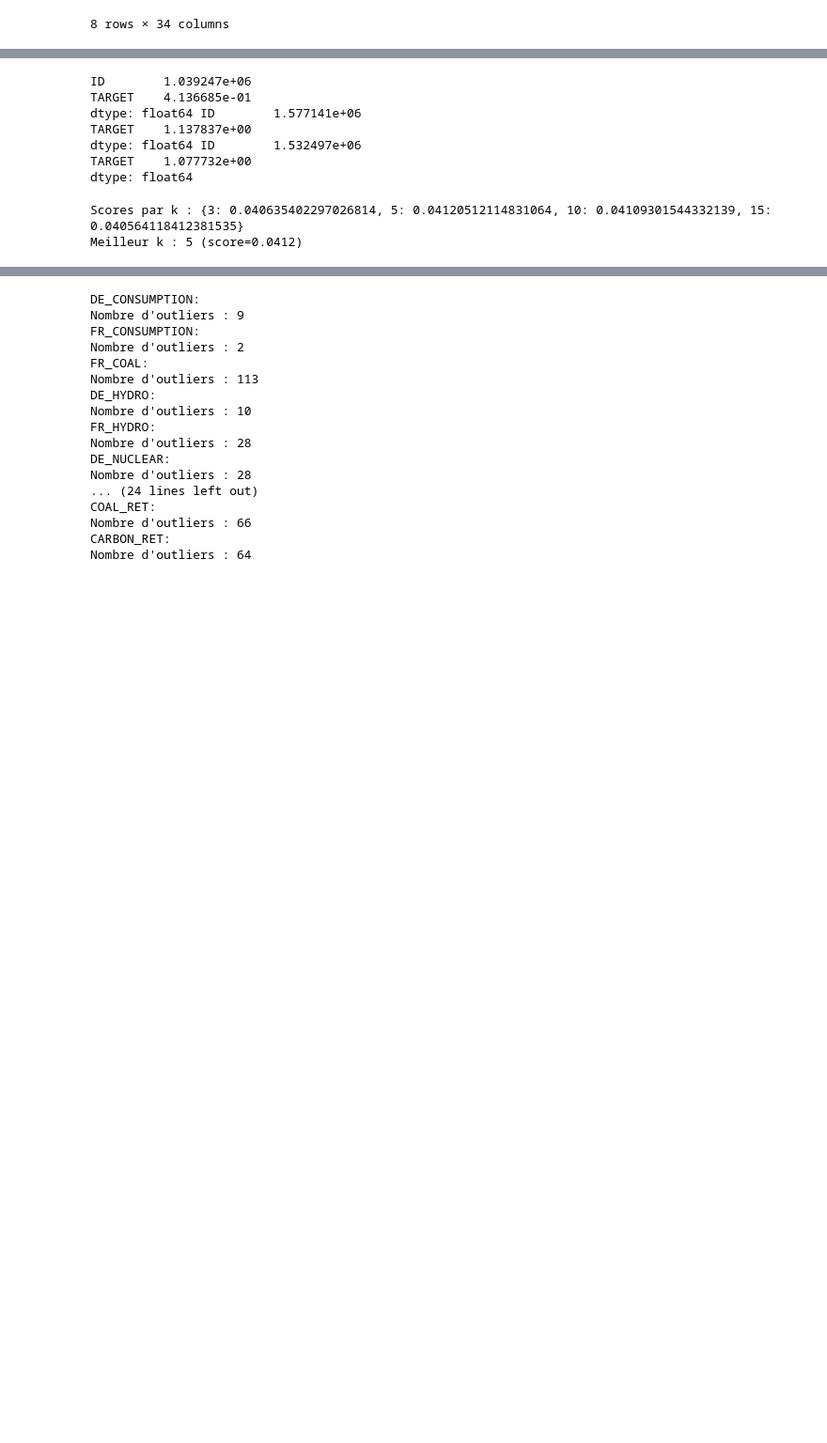
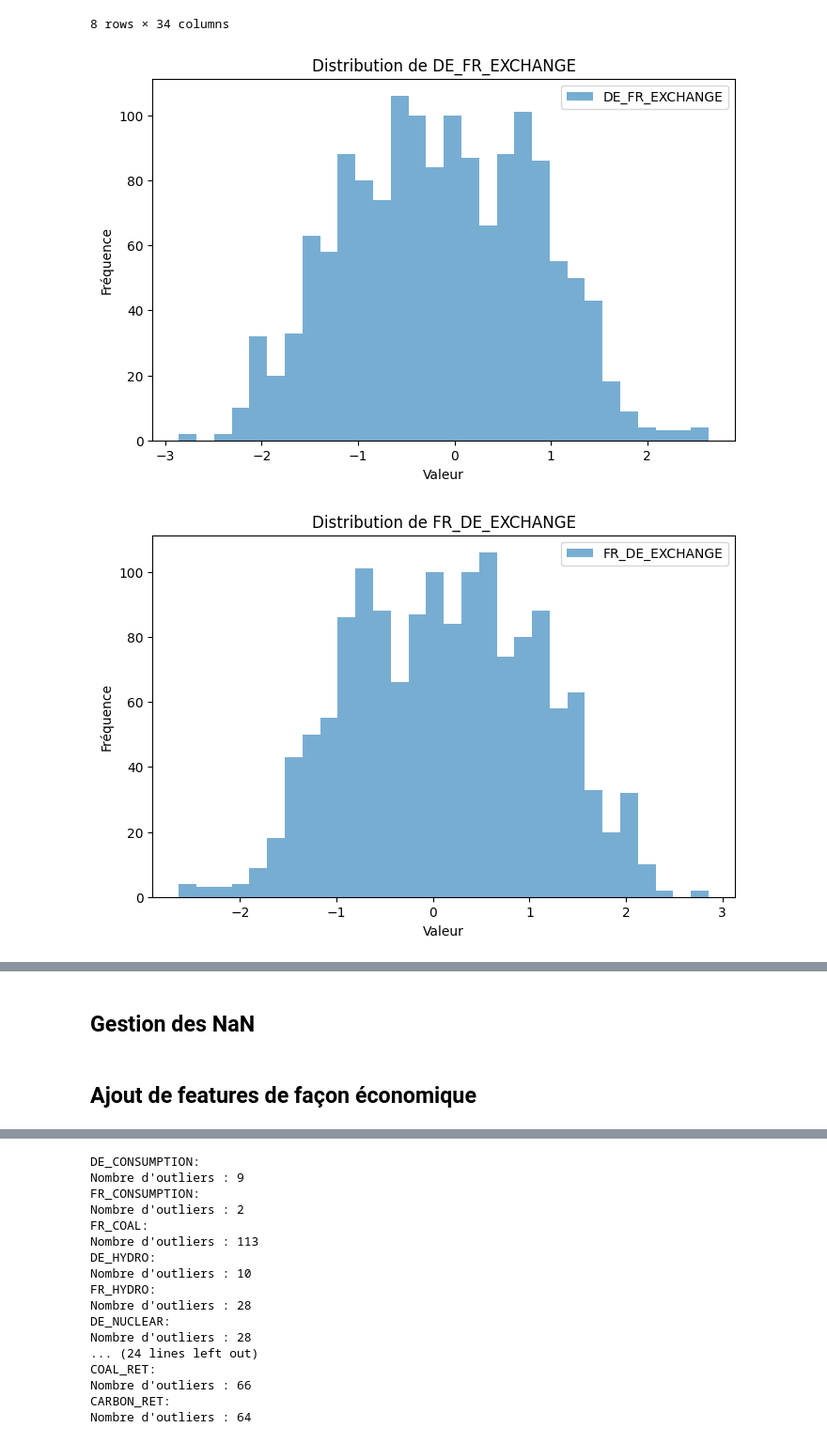
Before and after one commit to hugoser10/explaining-electricity-prices, a Jupyter notebook: main.ipynb, the cells around one changed output, grey strips where cells are left out. Shown at 94% size. Cells and saved outputs as stored; diff of their text form; code cells hidden in the pictures; blank space fills up the shorter version.

```diff
--- a/main.ipynb
+++ b/main.ipynb
@@ -76,6 +34,6 @@ Corrélation (Spearman) pour les données de test : -0.6%
 # %%
 # Affichage du nombre de valeurs manquantes par colonne
-x = X_train.copy()
+x = x_train.copy()
 print(f"Train set observations: {len(x)}\n")
 for key in columns_dict.keys():
     print(f"{key}:\n{x[columns_dict[key]].isna().sum()}\n")
@@ -113,3 +71,19 @@ pd.DataFrame(X_train).describe()
 | 75% | 1597.500000 | 885.750000 | 0.922057 | 0.650533 | 0.638867 | 0.875213 | 0.452252 | ... |
 | max | 2146.000000 | 1215.000000 | 2.033851 | 3.300640 | 2.634831 | 2.856874 | 2.279619 | ... |
 8 rows × 34 columns
+# %%
+col_na = [col for col in x_train.columns if x_train[col].isna().any()]
+
+for col in col_na:
+    x = x_train[col]
+
+    plt.figure(figsize=(8, 5))
+    plt.hist(x, bins=30, alpha=0.6, label=col)
+    plt.xlabel("Valeur")
+    plt.ylabel("Fréquence")
+    plt.title(f"Distribution de {col}")
+    plt.legend()
+    plt.show()
+# %% [output]
+[figure, added]
+[figure, added]
@@ -116 +100,3 @@ pd.DataFrame(X_train).describe()
+# %% [markdown]
+## Gestion des NaN
 # %%
@@ -153,28 +171,4 @@ def fit_knn(df_train, df_test) -> Tuple[pd.DataFrame, pd.DataFrame]:
-# %%
-# Remplissage des valeurs manquantes sur train et test
-def custom_fill_na(df_train: pd.DataFrame, df_test: pd.DataFrame, how='mean'):
-    # Apply filling method
-    if how == 'mean':
-        return df_train.fillna(df_train.mean(), inplace=True), df_test.fillna(df_test.mean(), inplace=True)
-    elif how == 'med':
-        return df_train.fillna(df_train.median(), inplace=True), df_test.fillna(df_test.median(), inplace=True)
-    elif how == 'knn':
-        return fit_knn(df_train.copy(), df_test.copy())
-
-col = 'DE_NET_EXPORT'
-target_with_na = np.abs(y_train[X_train[col].isna()]).apply(lambda x: x**2)
-target_without_na = np.abs(y_train[X_train[col].notna()]).apply(lambda x: x**2)
-print(target_with_na.mean(), target_without_na.mean(), np.abs(y_train).apply(lambda x: x**2).mean())
-# %% [output]
-ID        1.039247e+06
-TARGET    4.136685e-01
-dtype: float64 ID        1.577141e+06
-TARGET    1.137837e+00
-dtype: float64 ID        1.532497e+06
-TARGET    1.077732e+00
-dtype: float64
 # %%
-x_train_filled, x_test_filled = custom_fill_na(X_train, X_test, how='knn')
+x_train_filled, x_test_filled = custom_fill_na(x_train, x_test, how='med')
-# %% [output]
-Scores par k : {3: 0.040635402297026814, 5: 0.04120512114831064, 10: 0.04109301544332139, 15: 0.040564118412381535}
-Meilleur k : 5 (score=0.0412)
+# %% [markdown]
+## Ajout de features de façon économique
```
Also changed, not shown: parts of 29 cells of this notebook, 1 other file.
